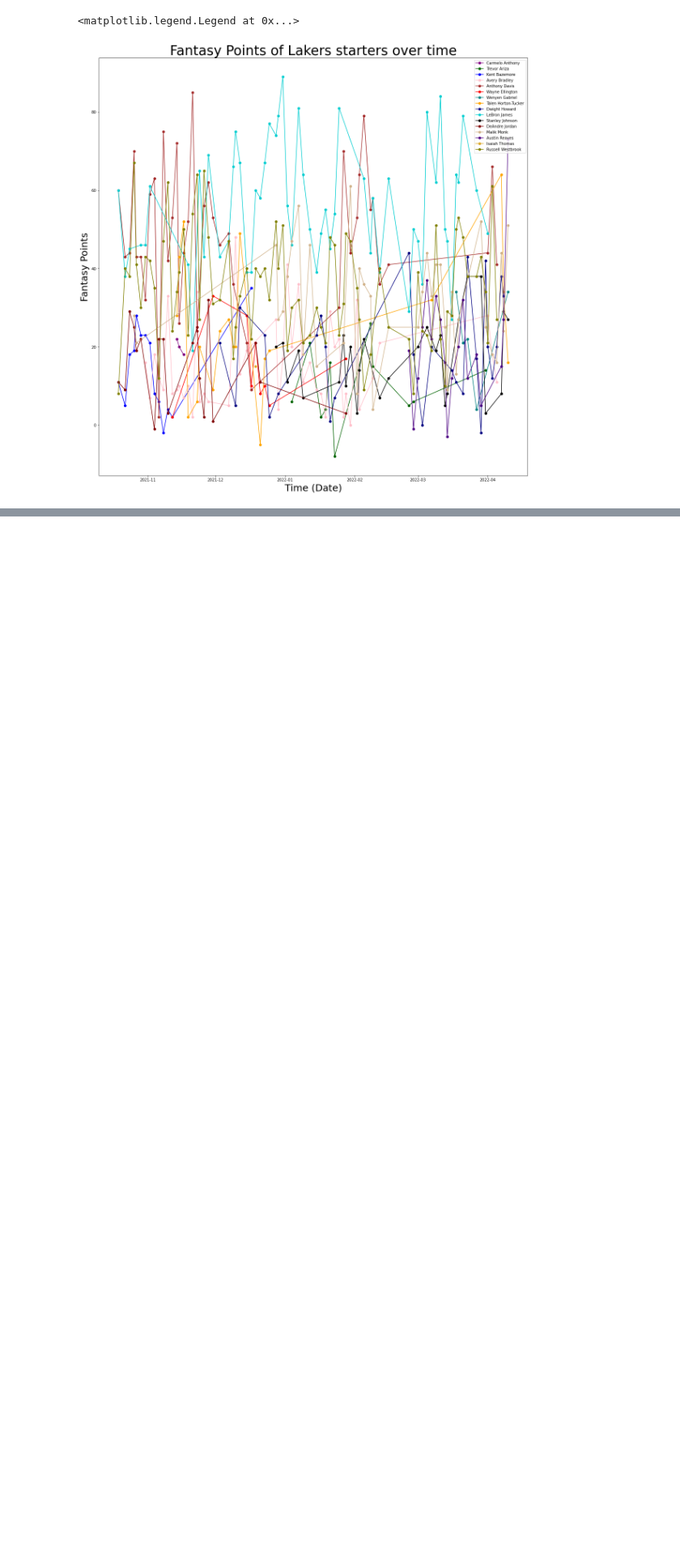
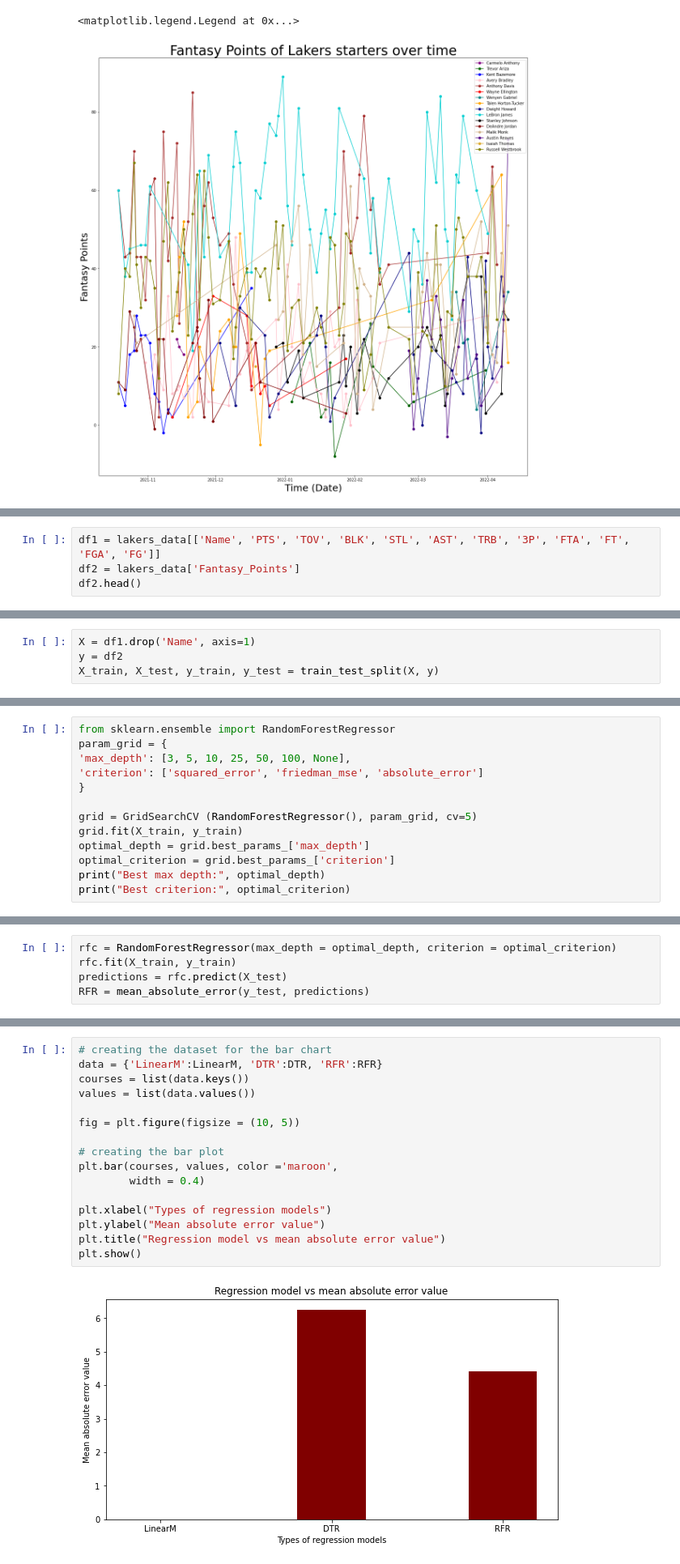
Before and after one commit to AndrewZayn/AndrewZayn.github.io, a Jupyter notebook: NBA_analysis.ipynb, the cells around one changed output, grey strips where cells are left out. Shown at 81% size. Drawn from its saved outputs; the diff is of its cells as text; blank space fills up the shorter version.

```diff
--- a/NBA_analysis.ipynb
+++ b/NBA_analysis.ipynb
@@ -471,0 +488,4 @@ plt.legend()
+# %%
+df1 = lakers_data[['Name', 'PTS', 'TOV', 'BLK', 'STL', 'AST', 'TRB', '3P', 'FTA', 'FT', 'FGA', 'FG']]
+df2 = lakers_data['Fantasy_Points']
+df2.head()
@@ -471,0 +516,4 @@ plt.legend()
+# %%
+X = df1.drop('Name', axis=1)
+y = df2
+X_train, X_test, y_train, y_test = train_test_split(X, y)
@@ -471,0 +544,13 @@ plt.legend()
+# %%
+from sklearn.ensemble import RandomForestRegressor
+param_grid = {
+'max_depth': [3, 5, 10, 25, 50, 100, None],
+'criterion': ['squared_error', 'friedman_mse', 'absolute_error']
+}
+
+grid = GridSearchCV (RandomForestRegressor(), param_grid, cv=5)
+grid.fit(X_train, y_train)
+optimal_depth = grid.best_params_['max_depth']
+optimal_criterion = grid.best_params_['criterion']
+print("Best max depth:", optimal_depth)
+print("Best criterion:", optimal_criterion)
@@ -471,0 +560,5 @@ plt.legend()
+# %%
+rfc = RandomForestRegressor(max_depth = optimal_depth, criterion = optimal_criterion)
+rfc.fit(X_train, y_train)
+predictions = rfc.predict(X_test)
+RFR = mean_absolute_error(y_test, predictions)
@@ -471,0 +567,18 @@ plt.legend()
+# %%
+# creating the dataset for the bar chart
+data = {'LinearM':LinearM, 'DTR':DTR, 'RFR':RFR}
+courses = list(data.keys())
+values = list(data.values())
+
+fig = plt.figure(figsize = (10, 5))
+
+# creating the bar plot
+plt.bar(courses, values, color ='maroon',
+        width = 0.4)
+
+plt.xlabel("Types of regression models")
+plt.ylabel("Mean absolute error value")
+plt.title("Regression model vs mean absolute error value")
+plt.show()
+# %% [output]
+[figure, added]
```
Also changed, not shown: parts of 15 cells of this notebook.
